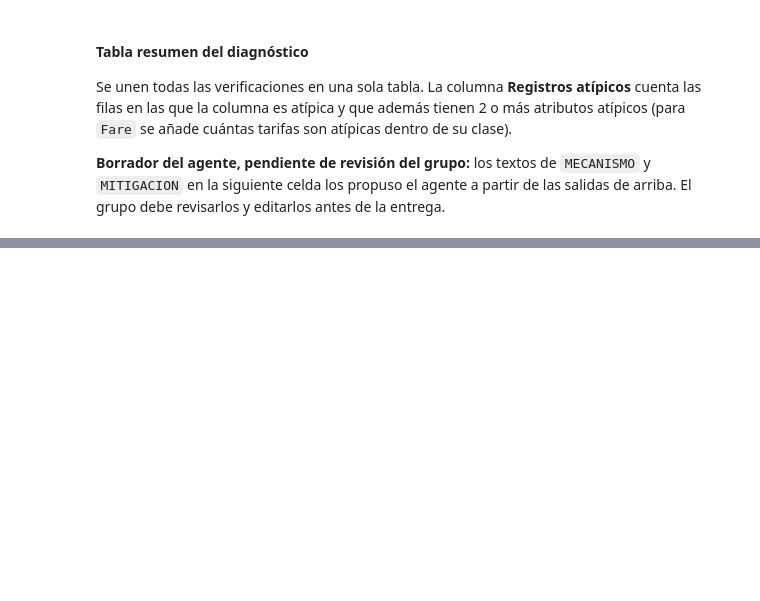
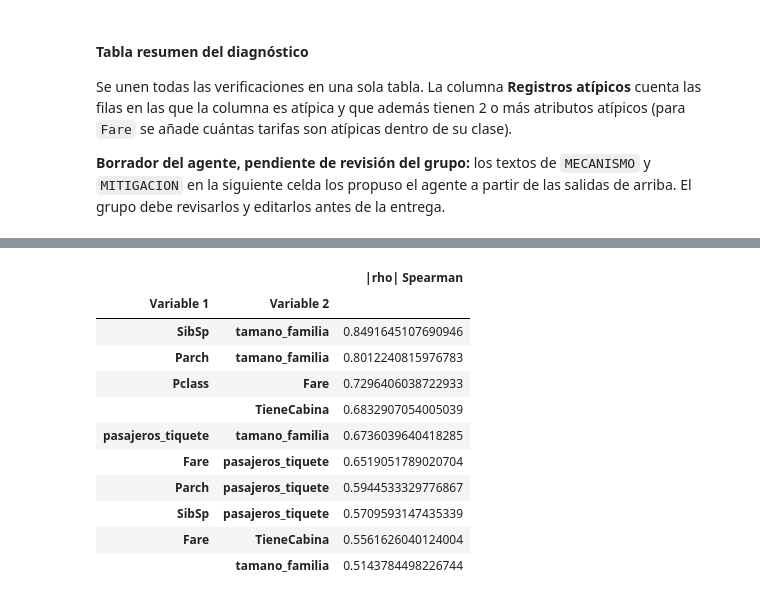
Before and after one commit to luisbr5000-art/taller_2, a Jupyter notebook: work/Taller_2_Gestion_de_Datos.ipynb, the cells around one changed output, grey strips where cells are left out. Drawn from its saved outputs; the diff is of its cells as text; code cells hidden in the pictures; blank space fills up the shorter version.

```diff
--- a/work/Taller_2_Gestion_de_Datos.ipynb
+++ b/work/Taller_2_Gestion_de_Datos.ipynb
@@ -395,0 +1019,12 @@ with pd.option_context("display.max_colwidth", None):
+# %%
+# Pasajeros del dataset que comparten cada tiquete ("LINE" ya es NaN: cuenta como 1)
+df_limpio["pasajeros_tiquete"] = df_limpio["Ticket"].map(df_limpio["Ticket"].value_counts()).fillna(1).astype(int)
+print("Distribución de pasajeros_tiquete:")
+print(df_limpio["pasajeros_tiquete"].value_counts().sort_index())
+
+# Tarifa por persona (sobre Fare antes de winsorizar) y atípicos de Tukey dentro de cada clase
+tarifa_por_persona = fare_antes_winsor / df_limpio["pasajeros_tiquete"]
+pd.DataFrame({
+    "Atípicos de Fare por tiquete": fare_antes_winsor.groupby(df_limpio["Pclass"]).transform(mascara_tukey).groupby(df_limpio["Pclass"]).sum(),
+    "Atípicos de tarifa por persona": tarifa_por_persona.groupby(df_limpio["Pclass"]).transform(mascara_tukey).groupby(df_limpio["Pclass"]).sum(),
+}).rename_axis("Pclass (Tukey dentro de la clase)")
@@ -395,0 +1090,9 @@ with pd.option_context("display.max_colwidth", None):
+# %%
+# Variable derivada: tamaño de la familia a bordo (incluye al pasajero)
+df_limpio["tamano_familia"] = df_limpio["SibSp"] + df_limpio["Parch"] + 1
+
+# Comprobación: es exactamente la suma (diferencia máxima = 0)
+print("Diferencia máxima con SibSp + Parch + 1:",
+      int((df_limpio["tamano_familia"] - df_limpio["SibSp"] - df_limpio["Parch"] - 1).abs().max()))
+print("\nDistribución de tamano_familia:")
+print(df_limpio["tamano_familia"].value_counts().sort_index())
@@ -395,0 +1114,10 @@ with pd.option_context("display.max_colwidth", None):
+# %%
+# Correlación de Pearson y de Spearman entre las numéricas (sin PassengerId, que es un identificador)
+numericas = df_limpio.select_dtypes("number").drop(columns="PassengerId")
+corr_pearson = numericas.corr(method="pearson")
+print("Correlación de Pearson:")
+display(corr_pearson)
+
+corr_spearman = numericas.corr(method="spearman")
+print("Correlación de Spearman:")
+display(corr_spearman)
@@ -395,0 +1149,18 @@ with pd.option_context("display.max_colwidth", None):
+# %%
+# Pares de variables con mayor correlación absoluta (Spearman), sin repetir pares
+pares = corr_spearman.abs().where(np.triu(np.ones(corr_spearman.shape, dtype=bool), k=1)).stack()
+pares.index.names = ["Variable 1", "Variable 2"]
+pares.sort_values(ascending=False).rename("|rho| Spearman").head(10).to_frame()
+# %% [output]
+|  |  | |rho| Spearman |
+| Variable 1 | Variable 2 |  |
+| SibSp | tamano_familia | 0.8491645107690946 |
+| Parch | tamano_familia | 0.8012240815976783 |
+| Pclass | Fare | 0.7296406038722933 |
+|  | TieneCabina | 0.6832907054005039 |
+| pasajeros_tiquete | tamano_familia | 0.6736039640418285 |
+| Fare | pasajeros_tiquete | 0.6519051789020704 |
+| Parch | pasajeros_tiquete | 0.5944533329776867 |
+| SibSp | pasajeros_tiquete | 0.5709593147435339 |
+| Fare | TieneCabina | 0.5561626040124004 |
+|  | tamano_familia | 0.5143784498226744 |
```
Also changed, not shown: parts of 58 cells of this notebook, 5 other files.
